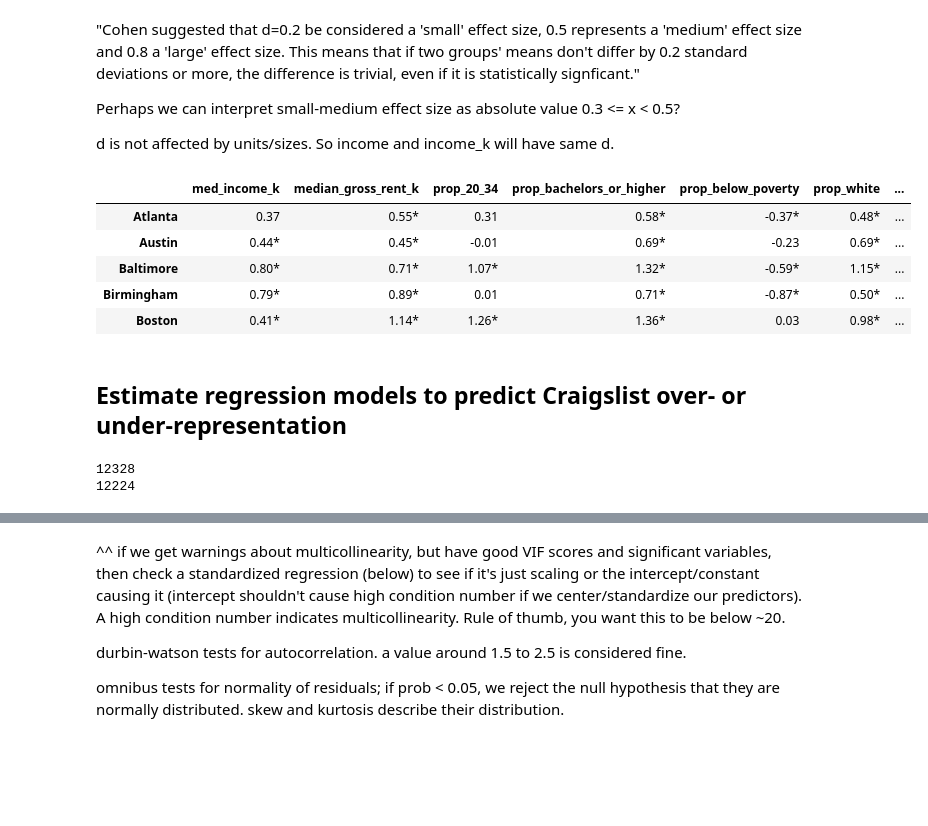
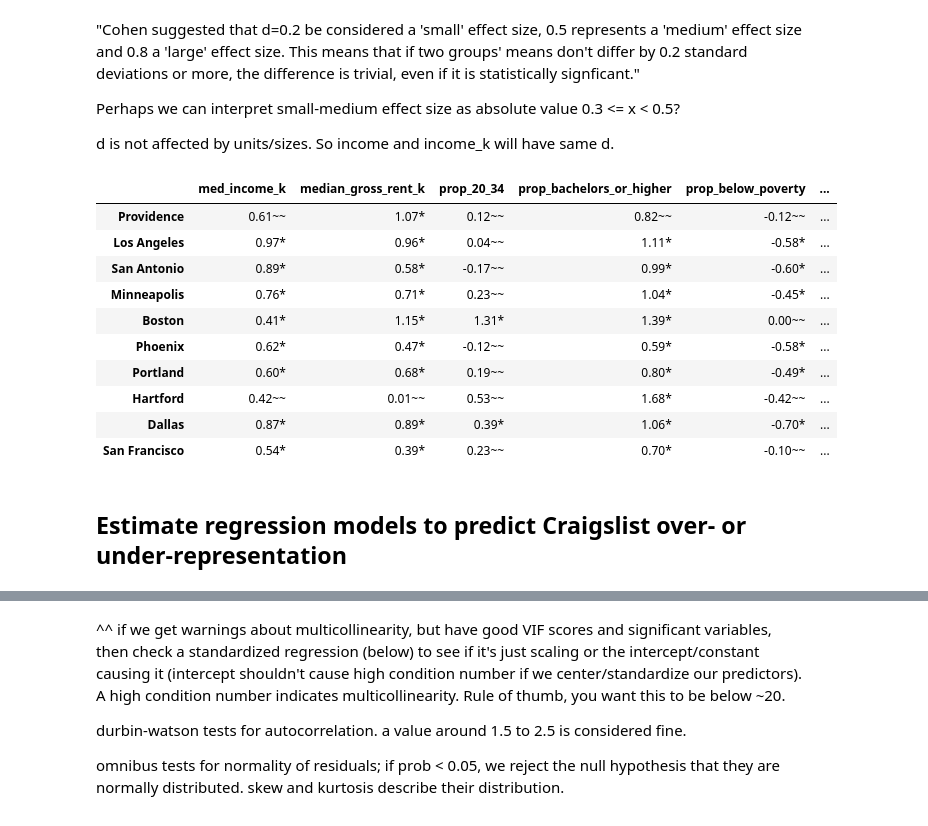
Before and after one commit to gboeing/representation-listings, a Jupyter notebook: 07-analysis.ipynb, the cells around one changed output, grey strips where cells are left out. Cells and saved outputs as stored; diff of their text form; code cells hidden in the pictures; blank space fills up the shorter version.

```diff
--- a/07-analysis.ipynb
+++ b/07-analysis.ipynb
@@ -142,7 +204,8 @@ data = {}
 for name, group in df.groupby('place_name'):
 
     data[name] = {'clist_gini' : gini(group['clist_count']),
-                  'prop_gini' : gini(group['proportionate_count'])}
+                  'prop_gini' : gini(group['proportionate_count']),
+                  'count_units' : gini(group['count_renter_occupied_units'])}
 
 ginis = pd.DataFrame(data).T
 ginis['ratio'] = ginis['clist_gini'] / ginis['prop_gini']
@@ -171,6 +234,22 @@ Higher gini coefficient for actual craigslist listings suggests they are more co
 ## *t*-tests and effect sizes for significant differences in variables
 
 Divide the data into two subsets: overrepresented and underrepresented, then test if variables' means differ significantly between them.
+# %%
+def significance_05(p):
+    if p <= 0.05:
+        return '*'
+    else:
+        return '~~'
+
+def significance_05_01_001(p):
+    if p <= 0.001:
+        return '***'
+    if p <= 0.01:
+        return '**~~'
+    elif p <= 0.05:
+        return '*~~~~'
+    else:
+        return '~~~~~~'
 # %%
 # effect size: as cohen's d
 def cohen_d(x, y):
@@ -188,10 +267,11 @@ def test_differences(subset1, subset2, variables):
         t_statistic, p_value = ttest_ind(a=a, b=b, equal_var=False, nan_policy='omit')
         diff = subset1[var].mean() - subset2[var].mean()
         d_value = cohen_d(x=a, y=b)
-        test_results[var] = {'diff_mean' : round(diff, 3),
+        test_results[var] = {'diff_mean' : '{:.3f}{}'.format(diff, significance_05(p_value)),
                              't_stat' : round(t_statistic, 2),
                              'p_val' : round(p_value, 3),
                              'cohen_d' : round(d_value, 2)}
+
     return test_results
 # %%
 # divide dataset into overrepresented tracks and not overrepresented
@@ -228,30 +312,27 @@ Perhaps we can interpret small-medium effect size as absolute value 0.3 <= x < 0
 d is not affected by units/sizes. So income and income_k will have same d.
 # %%
 # look at some smaller subset of key variables of interest, per city
-def significance(p):
-    if p <= 0.01:
-        return '*'
-    elif p <= 0.05:
-        return '*'
-    else:
-        return ''
-
 city_results = {}
 for city, group in df.groupby('place_name'):
     group_over = group[group['is_over']==1]
     group_under = group[group['is_over']==0]
     group_results = test_differences(group_over, group_under, predictors_key)
-    var_d = {k:'{:.2f}{}'.format(v['cohen_d'], significance(v['p_val'])) for k, v in group_results.items()}
+    var_d = {k:'{:.2f}{}'.format(v['cohen_d'], significance_05(v['p_val'])) for k, v in group_results.items()}
     city_results[city] = var_d
 # %%
 city_effect_sizes = pd.DataFrame(city_results).T
 city_effect_sizes.index = city_effect_sizes.index.map(lambda x: x.split(', ')[0])
-city_effect_sizes.head()
-#city_effect_sizes.sort_values(by='prop_white', ascending=False)
+city_effect_sizes.head(10)
+city_effect_sizes.sort_values(by='prop_english_only', ascending=False).head(10)
 # %% [output]
-|  | med_income_k | median_gross_rent_k | prop_20_34 | prop_bachelors_or_higher | prop_below_poverty | prop_white | ... |
-| Atlanta | 0.37 | 0.55* | 0.31 | 0.58* | -0.37* | 0.48* | ... |
-| Austin | 0.44* | 0.45* | -0.01 | 0.69* | -0.23 | 0.69* | ... |
-| Baltimore | 0.80* | 0.71* | 1.07* | 1.32* | -0.59* | 1.15* | ... |
-| Birmingham | 0.79* | 0.89* | 0.01 | 0.71* | -0.87* | 0.50* | ... |
-| Boston | 0.41* | 1.14* | 1.26* | 1.36* | 0.03 | 0.98* | ... |
+|  | med_income_k | median_gross_rent_k | prop_20_34 | prop_bachelors_or_higher | prop_below_poverty | ... |
+| Providence | 0.61~~ | 1.07* | 0.12~~ | 0.82~~ | -0.12~~ | ... |
+| Los Angeles | 0.97* | 0.96* | 0.04~~ | 1.11* | -0.58* | ... |
+| San Antonio | 0.89* | 0.58* | -0.17~~ | 0.99* | -0.60* | ... |
+| Minneapolis | 0.76* | 0.71* | 0.23~~ | 1.04* | -0.45* | ... |
+| Boston | 0.41* | 1.15* | 1.31* | 1.39* | 0.00~~ | ... |
+| Phoenix | 0.62* | 0.47* | -0.12~~ | 0.59* | -0.58* | ... |
+| Portland | 0.60* | 0.68* | 0.19~~ | 0.80* | -0.49* | ... |
+| Hartford | 0.42~~ | 0.01~~ | 0.53~~ | 1.68* | -0.42~~ | ... |
+| Dallas | 0.87* | 0.89* | 0.39* | 1.06* | -0.70* | ... |
+| San Francisco | 0.54* | 0.39* | 0.23~~ | 0.70* | -0.10~~ | ... |
@@ -264,9 +342,0 @@ predictors = predictors_reduced + city_dummies
-# %%
-X = df[predictors]
-print(len(X))
-X = X.dropna()
-y = df.loc[X.index][response]
-print(len(X))
-# %% [output]
-12328
-12224
```
Also changed, not shown: parts of 47 cells of this notebook, 1 other file.
